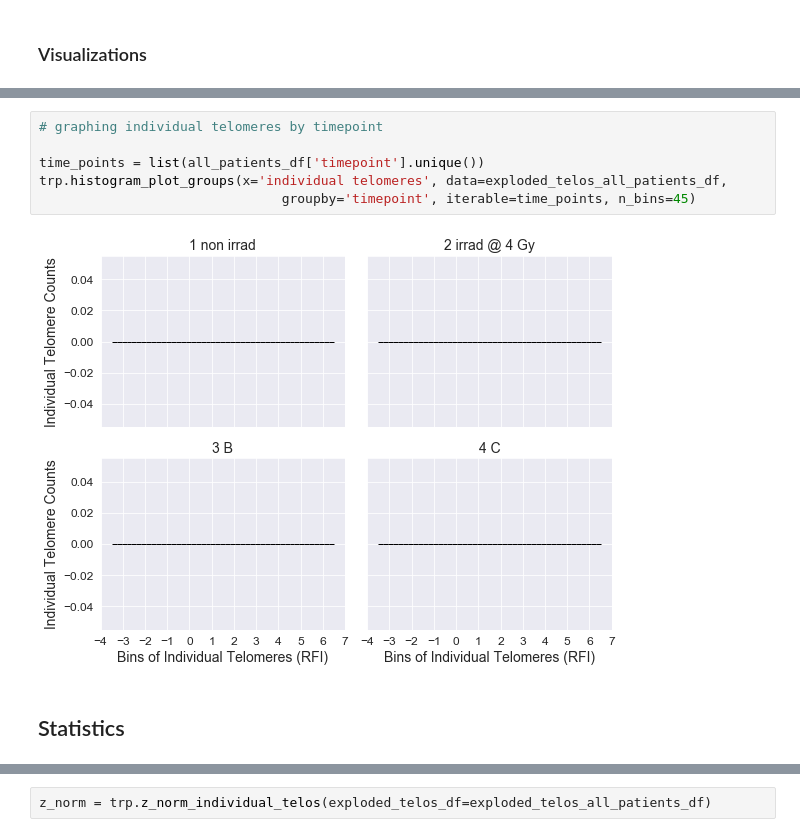
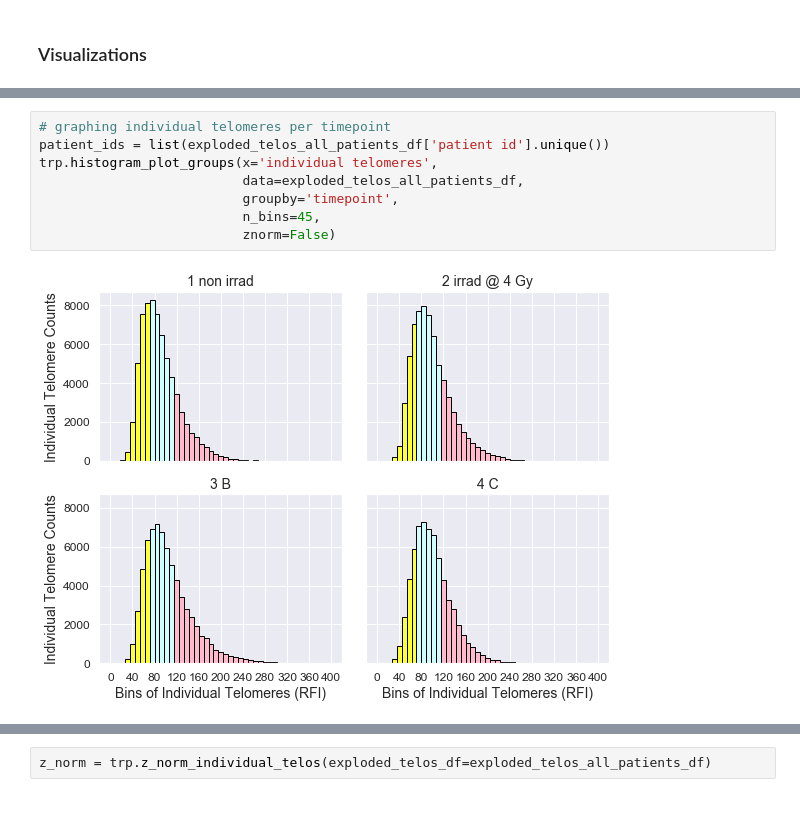
Before and after one commit to Jared-Luxton/radiation-therapy-machine-learning, a Jupyter notebook: workflow & notebooks/02a Radiation Sensitivity of Patients Data Visualization and Statistics.ipynb, the cells around one changed output, grey strips where cells are left out. Cells and saved outputs as stored; diff of their text form; blank space fills up the shorter version.

```diff
--- a/workflow & notebooks/02a Radiation Sensitivity of Patients Data Visualization and Statistics.ipynb
+++ b/workflow & notebooks/02a Radiation Sensitivity of Patients Data Visualization and Statistics.ipynb
@@ -252,10 +159,10 @@ trp.histogram_plot_groups(x='individual telomeres', data=exploded_telos_all_pati
 # %%
-# graphing individual telomeres by timepoint
-
-time_points = list(all_patients_df['timepoint'].unique())
-trp.histogram_plot_groups(x='individual telomeres', data=exploded_telos_all_patients_df,
-                               groupby='timepoint', iterable=time_points, n_bins=45)
+# graphing individual telomeres per timepoint
+patient_ids = list(exploded_telos_all_patients_df['patient id'].unique())
+trp.histogram_plot_groups(x='individual telomeres',
+                          data=exploded_telos_all_patients_df,
+                          groupby='timepoint',
+                          n_bins=45,
+                          znorm=False)
 # %% [output]
-[figure, old version]
+[figure, new version]
-# %% [markdown]
-## Statistics
```
Also changed, not shown: parts of 46 cells of this notebook, 2 other files.
